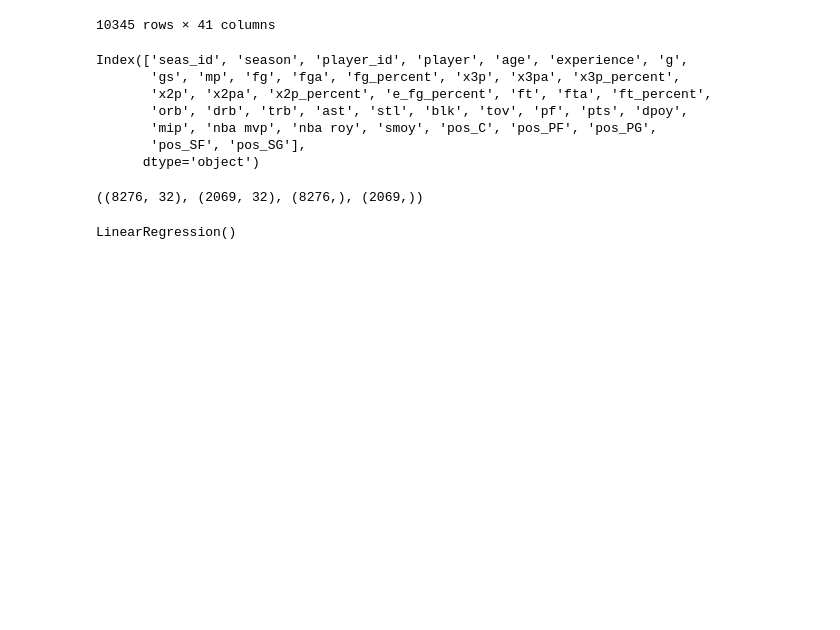
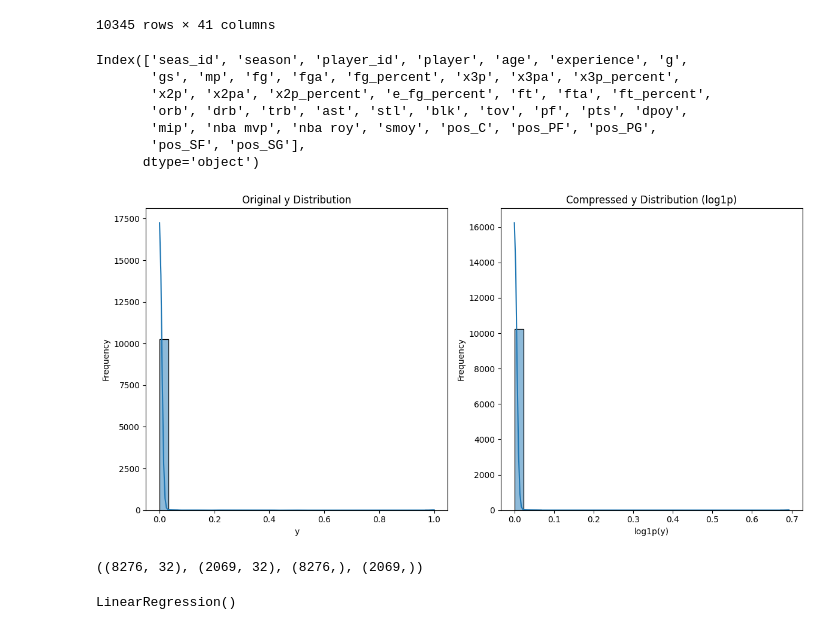
Before and after one commit to harshil0217/NBA_Award_Prediction, a Jupyter notebook: ROY.ipynb, the cells around one changed output. Saved outputs shown, nothing was run; the diff lists cells and outputs as text; code cells hidden in the pictures; blank space fills up the shorter version.

Commit message:
add compression to ROY

```diff
--- a/ROY.ipynb
+++ b/ROY.ipynb
@@ -38,3 +40,26 @@ Index(['seas_id', 'season', 'player_id', 'player', 'age', 'experience', 'g',
 drop = ['seas_id', 'player_id', 'dpoy', 'mip', 'nba mvp', 'nba roy', 'smoy', 'player', 'season']
 X = award_df.drop(columns = drop)
 y = award_df['nba roy']
+# %%
+# compress y
+y_compressed = np.log1p(y)
+# %%
+#plot y compressed vs non-compressed
+plt.figure(figsize=(12, 6))
+plt.subplot(1, 2, 1)
+sns.histplot(y, kde=True, bins=30)
+plt.title('Original y Distribution')
+plt.xlabel('y')
+plt.ylabel('Frequency')
+
+# Compressed y distribution
+plt.subplot(1, 2, 2)
+sns.histplot(y_compressed, kde=True, bins=30)
+plt.title('Compressed y Distribution (log1p)')
+plt.xlabel('log1p(y)')
+plt.ylabel('Frequency')
+
+plt.tight_layout()
+plt.show()
+# %% [output]
+[figure, added]
```
Also changed, not shown: parts of 8 cells of this notebook.
